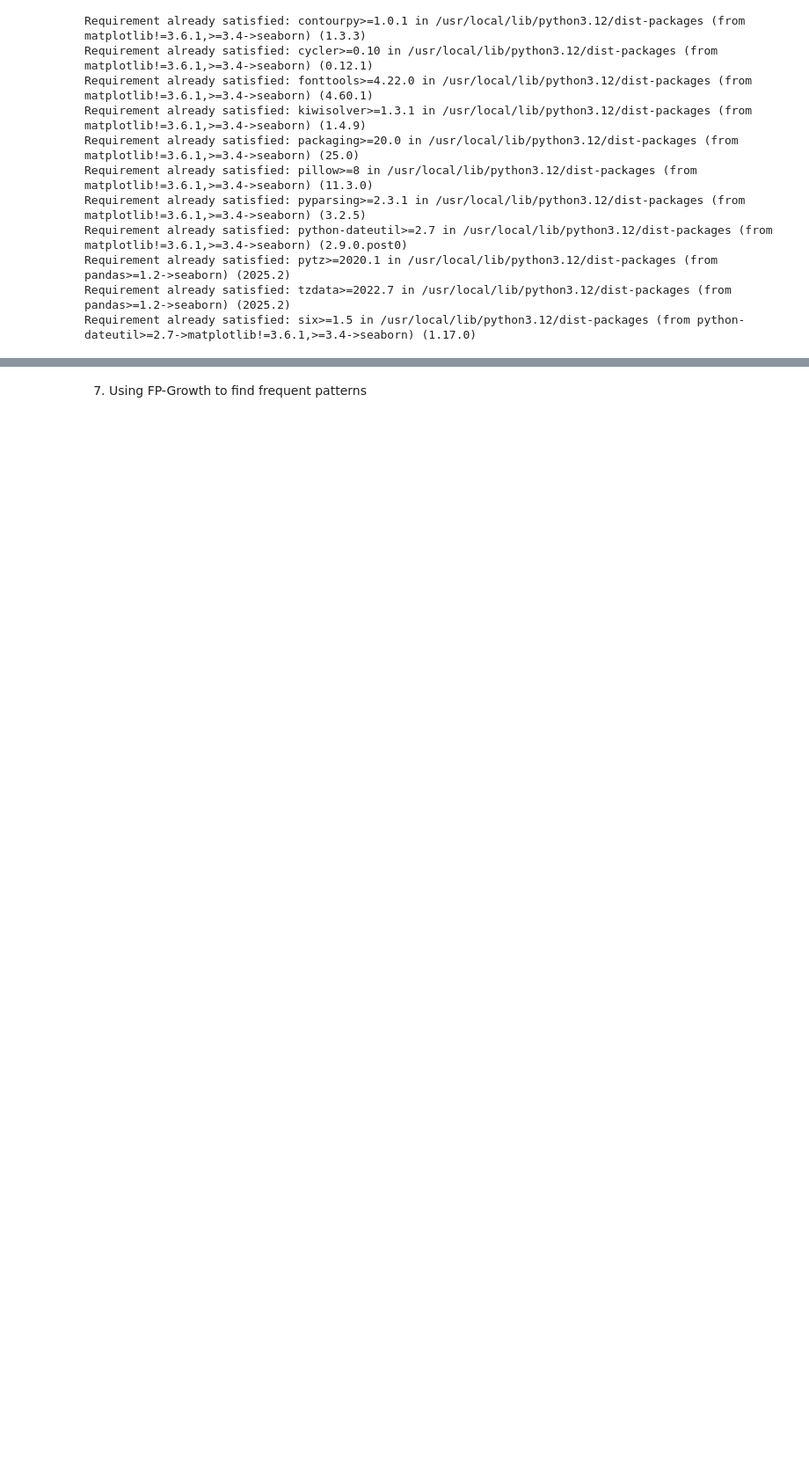
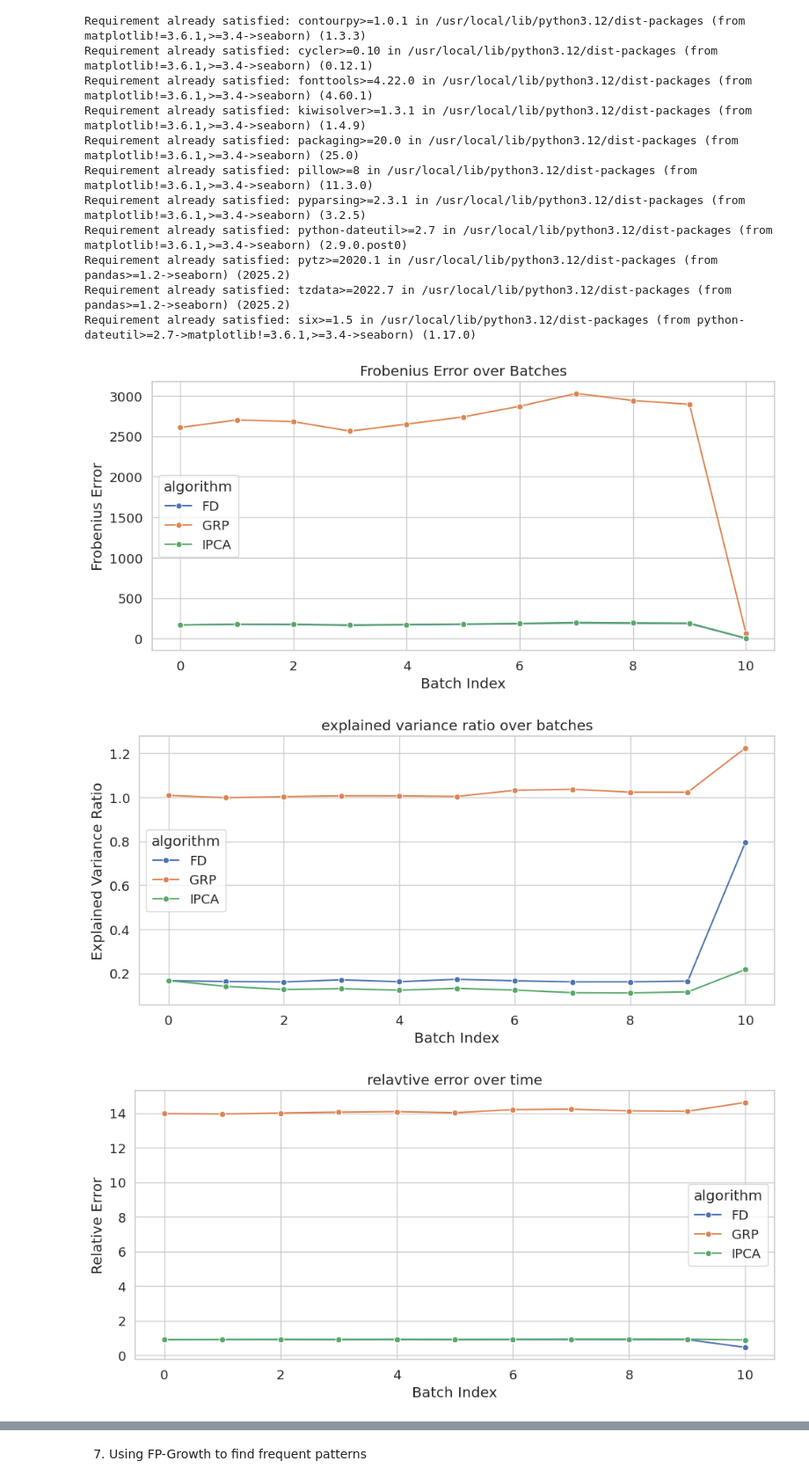
Before and after one commit to nazaninzareirad/computational_data_mining_2025, a Jupyter notebook: Untitled7.ipynb, the cells around one changed output, grey strips where cells are left out. Shown at 88% size. Drawn from its saved outputs; the diff is of its cells as text; code cells hidden in the pictures; blank space fills up the shorter version.

```diff
--- a/Untitled7.ipynb
+++ b/Untitled7.ipynb
@@ -914,0 +846,61 @@ def summarize_and_compare(df: pd.DataFrame):
+# %%
+import pandas as pd
+import matplotlib.pyplot as plt
+import seaborn as sns
+
+# load results
+df = pd.read_csv('metrics_per_method.csv')
+
+# Ensure correct sorting
+df = df.sort_values(by=['method', 'batch_idx'])
+
+sns.set(style='whitegrid', font_scale=1.2)
+
+# plot Frobenius Error over Batches
+plt.figure(figsize=(10, 5))
+sns.lineplot(data=df, x='batch_idx', y='frob_error', hue='method', marker='o')
+plt.title('Frobenius Error over Batches')
+plt.xlabel('Batch Index')
+plt.ylabel('Frobenius Error')
+plt.legend(title='algorithm')
+plt.tight_layout()
+plt.show()
+
+# plot Explained Variance Ratio over Batches
+plt.figure(figsize=(10, 5))
+sns.lineplot(data=df, x='batch_idx', y='explained_variance_ratio', hue='method', marker='o')
+plt.title('explained variance ratio over batches')
+plt.xlabel('Batch Index')
+plt.ylabel('Explained Variance Ratio')
+plt.legend(title='algorithm')
+plt.tight_layout()
+plt.show()
+
+# plot Relative Error (Frobenius Error / Norm)
+plt.figure(figsize=(10, 5))
+sns.lineplot(data=df, x='batch_idx', y='relative_error', hue='method', marker='o')
+plt.title('relavtive error over time')
+plt.xlabel('Batch Index')
+plt.ylabel('Relative Error')
+plt.legend(title='algorithm')
+plt.tight_layout()
+plt.show()
+
+# Update time per batch
+plt.figure(figsize=(10, 5))
+sns.lineplot(data=df, x='batch_idx', y='update_time_s', hue='method', marker='o')
+plt.title('execution time per batch')
+plt.xlabel('Batch Index')
+plt.ylabel('Update Time (seconds)')
+plt.legend(title='algorithm')
+plt.tight_layout()
+plt.show()
+
+# numerical summary for report
+summary = df.groupby('method')[['frob_error', 'relative_error', 'explained_variance_ratio', 'update_time_s']].mean()
+print('average of metrics for each algorithm')
+print(summary.round(4))
+# %% [output]
+[figure, added]
+[figure, added]
+[figure, added]
```
Also changed, not shown: parts of 7 cells of this notebook.
